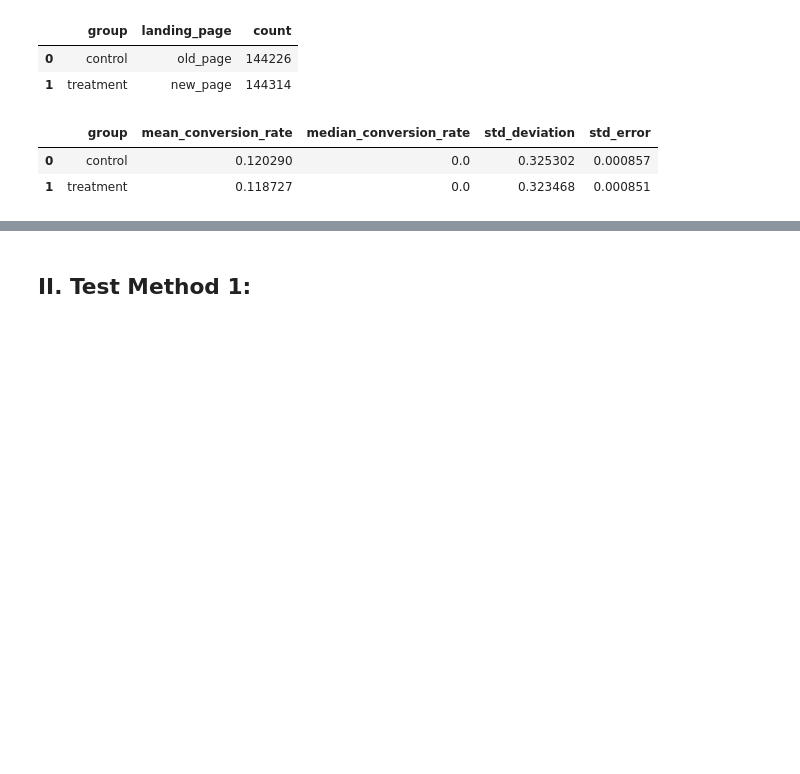
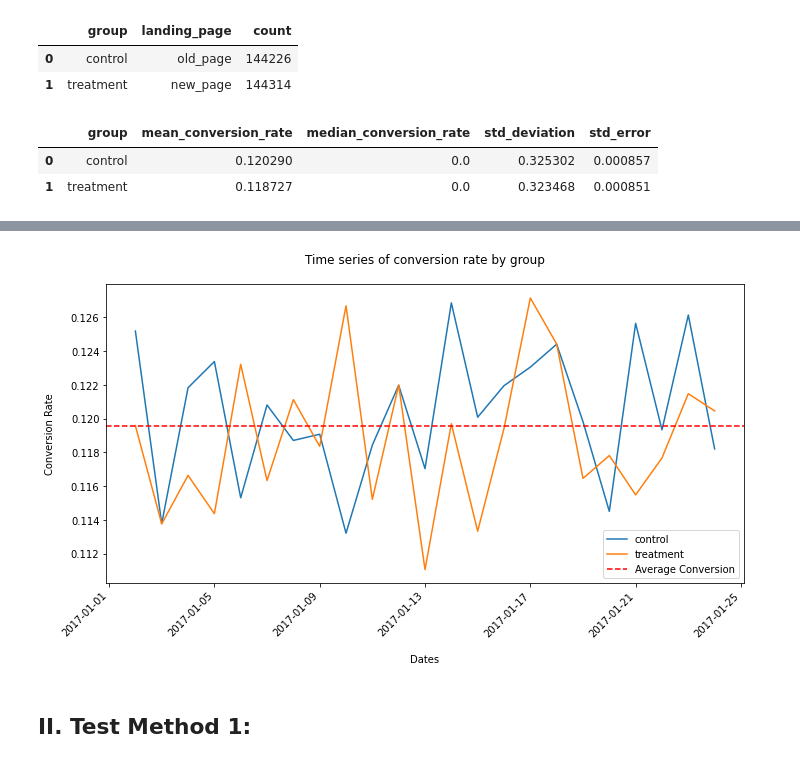
Before and after one commit to namhaivu173/AB_Testing_project, a Jupyter notebook: Web_AB_test.ipynb, the cells around one changed output, grey strips where cells are left out. Drawn from its saved outputs; the diff is of its cells as text; code cells hidden in the pictures; blank space fills up the shorter version.

```diff
--- a/Web_AB_test.ipynb
+++ b/Web_AB_test.ipynb
@@ -164,3 +172,23 @@ Text(0, 0.5, 'Conversion Rate\n')
+# %%
+# Create time series plot for conversion rate by group
+df_series = df_data2.groupby(['full_date','group'])['converted'].agg([np.mean, np.sum, np.size]).reset_index()
+
+plt.figure(figsize=(10,6))
+for i in df_series['group'].unique():
+    df_group = df_series[df_series['group'] == i]
+    plt.plot(df_group['full_date'], df_group['mean'], label=i)
+
+plt.axhline(y=np.nanmean(df_series['mean']), linestyle='dashed', color='red', label='Average Conversion')
+plt.legend(loc="lower right")
+plt.title('Time series of conversion rate by group\n')
+plt.xlabel('\nDates')
+plt.xticks(rotation=45, ha='right')
+plt.ylabel('Conversion Rate\n')
+
+plt.tight_layout()
+plt.show()
+# %% [output]
+[figure, added]
 # %% [markdown]
 ## II. Test Method 1:
 <a id='test1'></a>
```
Also changed, not shown: parts of 6 cells of this notebook, 1 other file.
